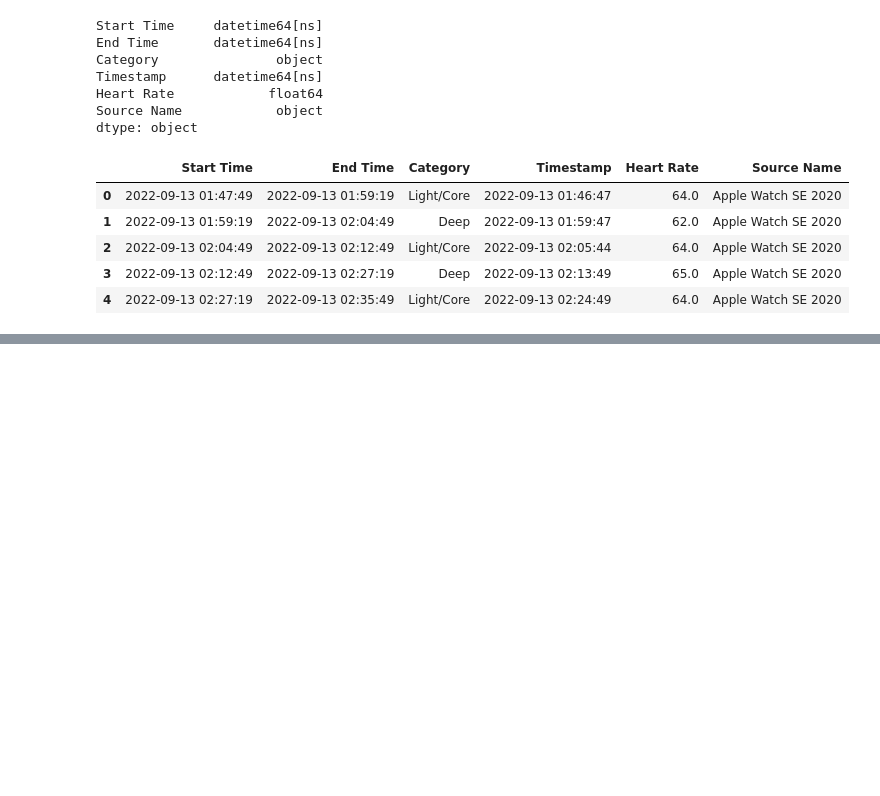
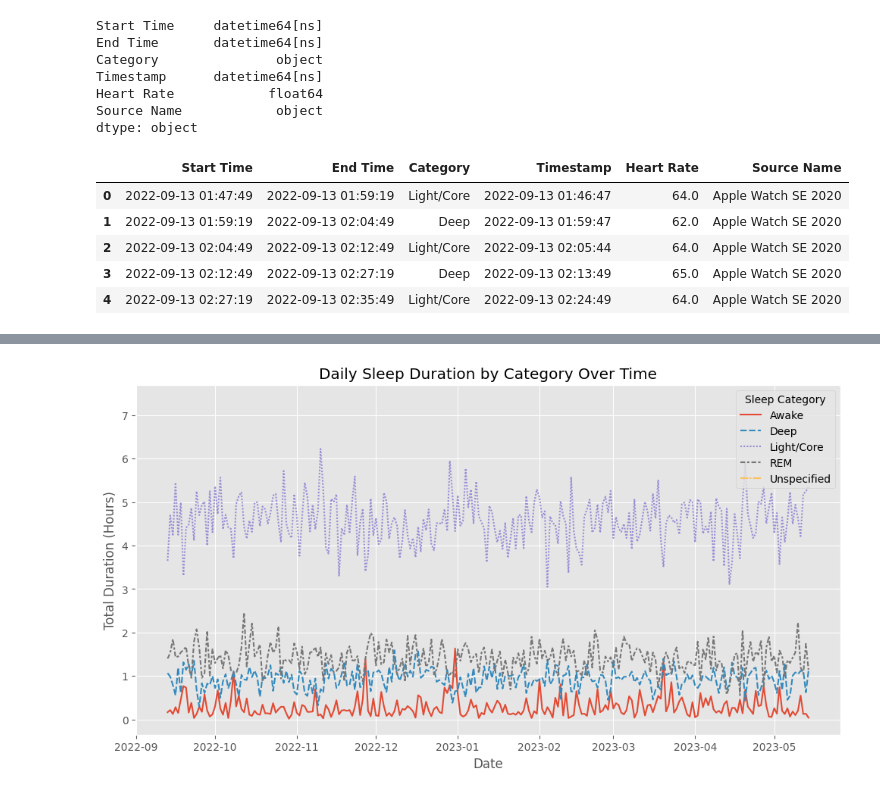
Before and after one commit to hantien2002/smart-health-monitoring-system, a Jupyter notebook: Model Training/explore.ipynb, the cells around one changed output, grey strips where cells are left out. Saved outputs shown, nothing was run; the diff lists cells and outputs as text; code cells hidden in the pictures; blank space fills up the shorter version.

```diff
--- a/Model Training/explore.ipynb
+++ b/Model Training/explore.ipynb
@@ -208,0 +191,17 @@ heart_rate_df.loc[heart_rate_df.duplicated()]
+# %%
+# Calculating the duration of each sleep record
+sleep_df['Duration'] = (sleep_df['End Time'] - sleep_df['Start Time']).dt.total_seconds() / 3600  # converting to hours
+
+# Resampling to get daily total duration for each sleep category
+daily_sleep_duration = sleep_df.pivot_table(values='Duration', index=sleep_df['Timestamp'].dt.date, columns='Category', aggfunc='sum')
+
+# Plotting the daily total duration for each sleep category
+plt.figure(figsize=(12, 6))
+sns.lineplot(data=daily_sleep_duration)
+plt.title('Daily Sleep Duration by Category Over Time')
+plt.xlabel('Date')
+plt.ylabel('Total Duration (Hours)')
+plt.legend(title='Sleep Category')
+plt.show()
+# %% [output]
+[figure, added]
```
Also changed, not shown: parts of 24 cells of this notebook.
